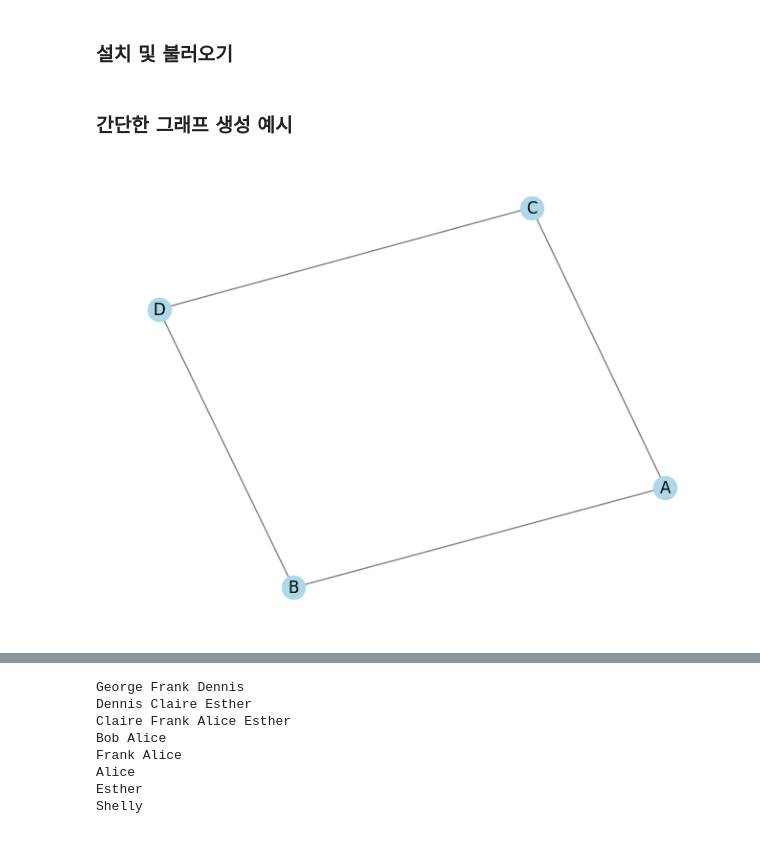
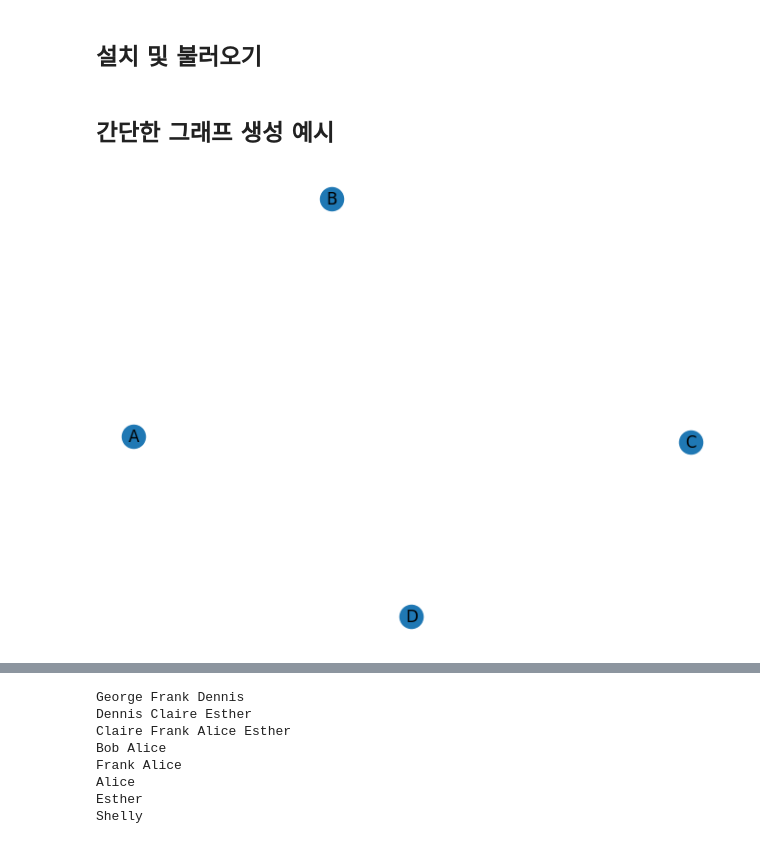
Before and after one commit to jabamseo/2025SBH, a Jupyter notebook: 250619/network_science_lesson.ipynb, the cells around one changed output, grey strips where cells are left out. Saved outputs shown, nothing was run; the diff lists cells and outputs as text; code cells hidden in the pictures.

```diff
--- a/250619/network_science_lesson.ipynb
+++ b/250619/network_science_lesson.ipynb
@@ -13,26 +13,19 @@
 # %% [markdown]
-### 설치 및 불러오기
+## 설치 및 불러오기
 # %%
 import networkx as nx
 import matplotlib.pyplot as plt
 # %% [markdown]
-### 간단한 그래프 생성 예시
+## 간단한 그래프 생성 예시
 # %%
-
 # 빈 그래프 생성
 g = nx.Graph()
-
-# 노드 추가
-g.add_node('A')
-g.add_nodes_from(['B', 'C', 'D'])
-
-# 엣지 추가
-g.add_edge('A', 'B')
-g.add_edges_from([('A', 'C'), ('B', 'D'), ('C', 'D')])
-
-# 그래프 그리기
-pos = nx.spring_layout(g)
-nx.draw(g, pos, with_labels=True, node_color='lightblue', edge_color='gray')
-plt.show()
-# %% [output]
-[figure, removed]
+# %%
+# 노드 추가
+g.add_node('A')
+g.add_nodes_from(['B', 'C', 'D'])
+
+nx.draw(g, with_labels=True)
+plt.show()
+# %% [output]
+[figure, added]
```
Also changed, not shown: parts of 8 cells of this notebook.
